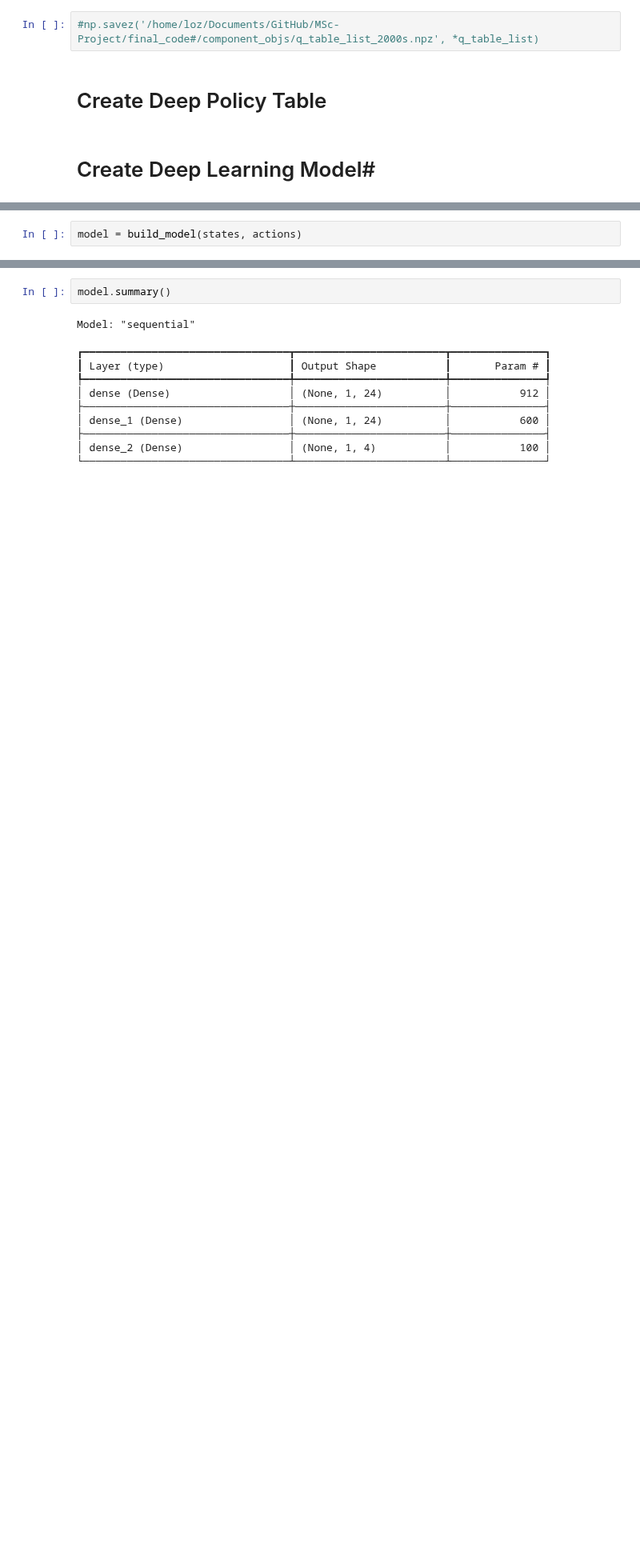
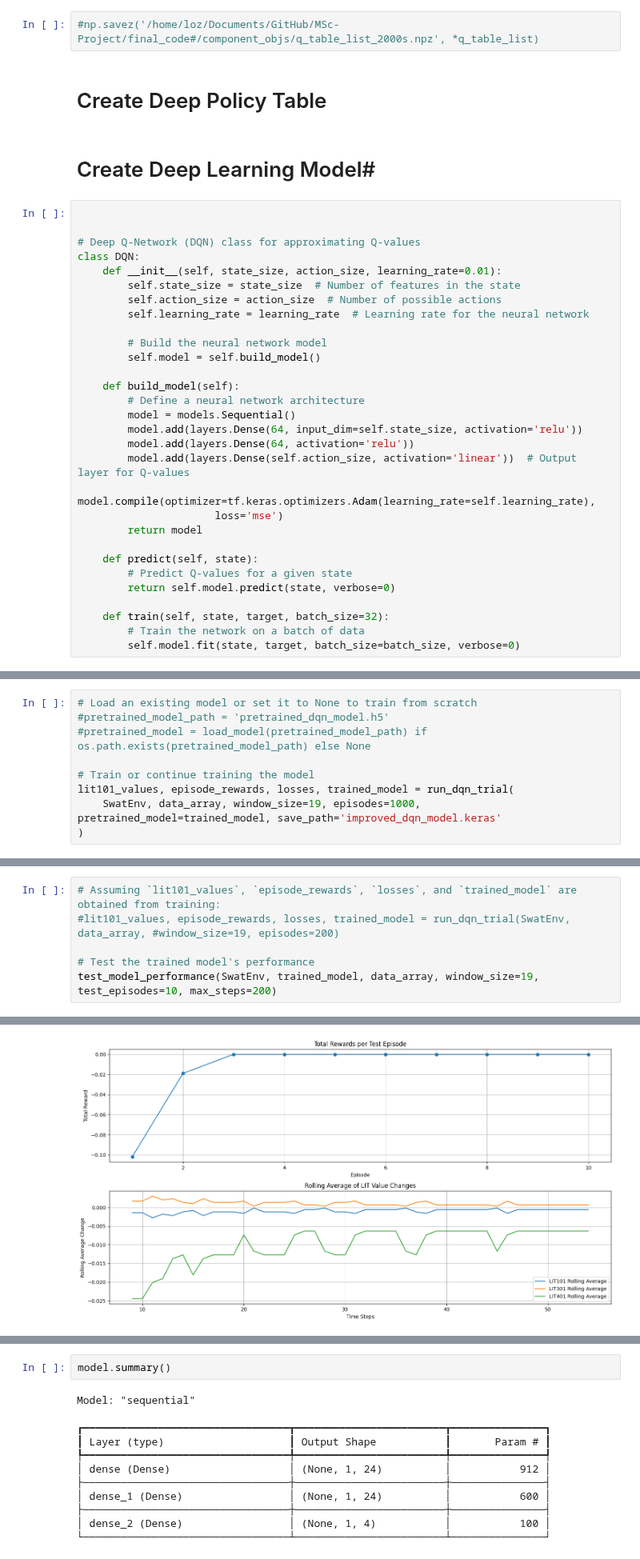
Before and after one commit to lozferatu/MSc-Project, a Jupyter notebook: final_code/lit101_deep_agent.ipynb, the cells around one changed output, grey strips where cells are left out. Shown at 80% size. Saved outputs shown, nothing was run; the diff lists cells and outputs as text; blank space fills up the shorter version.

Commit message:
deep q

```diff
--- a/final_code/lit101_deep_agent.ipynb
+++ b/final_code/lit101_deep_agent.ipynb
@@ -436,3 +277,33 @@ def run_trial(environment, data_array, window_size, episodes, q_table=None):
 # Create Deep Policy Table
 # %% [markdown]
 # Create Deep Learning Model#
+# %%
+
+
+# Deep Q-Network (DQN) class for approximating Q-values
+class DQN:
+    def __init__(self, state_size, action_size, learning_rate=0.01):
+        self.state_size = state_size  # Number of features in the state
+        self.action_size = action_size  # Number of possible actions
+        self.learning_rate = learning_rate  # Learning rate for the neural network
+
+        # Build the neural network model
+        self.model = self.build_model()
+
+    def build_model(self):
+        # Define a neural network architecture
+        model = models.Sequential()
+        model.add(layers.Dense(64, input_dim=self.state_size, activation='relu'))
+        model.add(layers.Dense(64, activation='relu'))
+        model.add(layers.Dense(self.action_size, activation='linear'))  # Output layer for Q-values
+        model.compile(optimizer=tf.keras.optimizers.Adam(learning_rate=self.learning_rate),
+                      loss='mse')
+        return model
+
+    def predict(self, state):
+        # Predict Q-values for a given state
+        return self.model.predict(state, verbose=0)
+
+    def train(self, state, target, batch_size=32):
+        # Train the network on a batch of data
+        self.model.fit(state, target, batch_size=batch_size, verbose=0)
@@ -461,0 +463,9 @@ def build_model(states, actions):
+# %%
+# Load an existing model or set it to None to train from scratch
+#pretrained_model_path = 'pretrained_dqn_model.h5'
+#pretrained_model = load_model(pretrained_model_path) if os.path.exists(pretrained_model_path) else None
+
+# Train or continue training the model
+lit101_values, episode_rewards, losses, trained_model = run_dqn_trial(
+    SwatEnv, data_array, window_size=19, episodes=1000, pretrained_model=trained_model, save_path='improved_dqn_model.keras'
+)
@@ -462,2 +498,7 @@ def build_model(states, actions):
 # %%
-model = build_model(states, actions)
+# Assuming `lit101_values`, `episode_rewards`, `losses`, and `trained_model` are obtained from training:
+#lit101_values, episode_rewards, losses, trained_model = run_dqn_trial(SwatEnv, data_array, #window_size=19, episodes=200)
+
+# Test the trained model's performance
+test_model_performance(SwatEnv, trained_model, data_array, window_size=19, test_episodes=10, max_steps=200)
+# %% [output]
@@ -463,0 +529 @@ model = build_model(states, actions)
+[figure, added]
```
Also changed, not shown: parts of 28 cells of this notebook, 3 other files.
